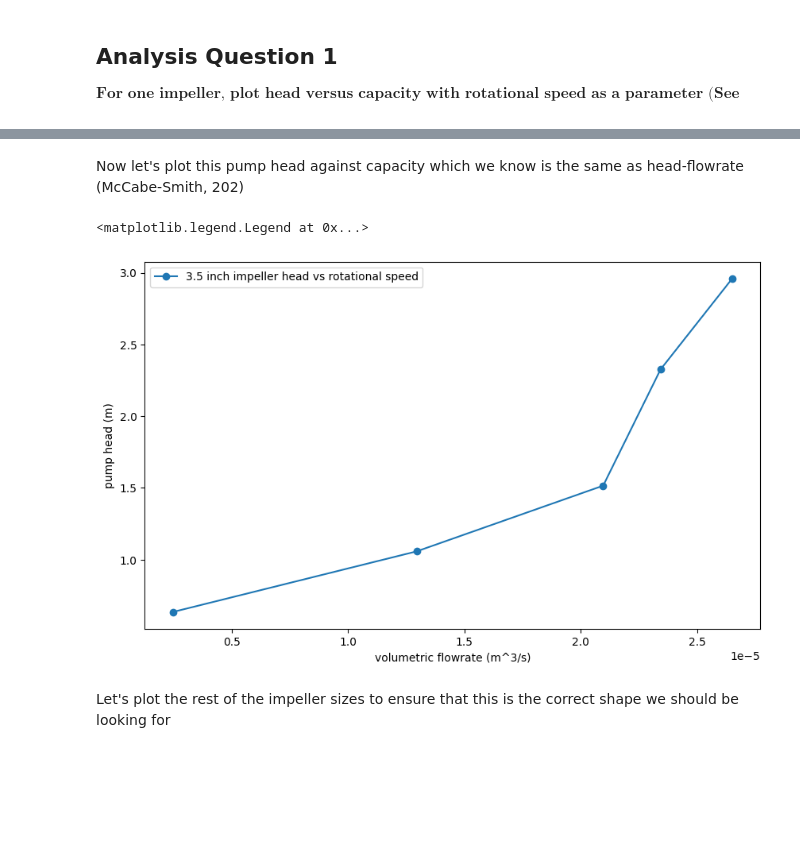
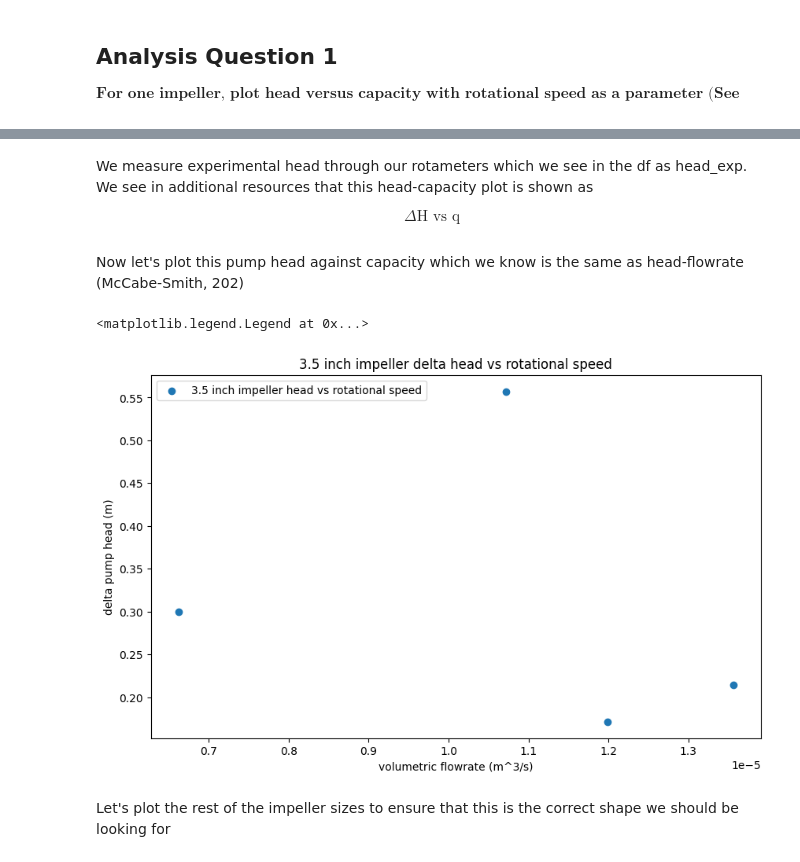
Before and after one commit to rahilisashaik/cbe154, a Jupyter notebook: centrifugal-pump/exp-data-analysis.ipynb, the cells around one changed output, grey strips where cells are left out. Drawn from its saved outputs; the diff is of its cells as text; code cells hidden in the pictures; blank space fills up the shorter version.

```diff
--- a/centrifugal-pump/exp-data-analysis.ipynb
+++ b/centrifugal-pump/exp-data-analysis.ipynb
@@ -49,6 +49,7 @@ converting inches to meters
 $$ 39.37 \ \text{in} = 1 \ \text{m}$$
 # %%
 df["impeller_diam_meters"] = df["impeller_diam"] * (1/39.37)
+df["inner_diam_meters"] = df["inner_diam"] * (1/39.37)
 # %%
 df
 # %% [output]
@@ -89,15 +76,0 @@ inner_diam = 0.01 # m
-# %%
-def get_imp_width(diam):
-    if diam == 3.500:
-        return 0.004 # m
-    elif diam == 4.500:
-        return 0.005 # m
-    elif diam == 5.125:
-        return 0.005 # m
-
-df["impeller_width_meters"] = df["impeller_diam"].apply(get_imp_width)
-# %%
-df["velocity_suction"] = df["volumetric_flowrate"] / (2 * np.pi * (df["impeller_diam_meters"]/2) * df["impeller_width_meters"])
-df["velocity_discharge"] = df["volumetric_flowrate"] / (np.pi * (df["impeller_diam_meters"]/2) ** 2)
-# %%
-df["pump_head"] = (df["pump_discharge_pressure_pa"] - df["pump_suction_pressure_pa"]) / (rho * g) + (df["velocity_discharge"] ** 2 - df["velocity_suction"] ** 2) / (2 * g)
@@ -123,16 +77,21 @@ df
+# %% [markdown]
+We measure experimental head through our rotameters which we see in the df as head_exp. We see in additional resources that this head-capacity plot is shown as
+
+$$ \Delta  \text{H vs q}  $$
 # %% [markdown]
 Now let's plot this pump head against capacity which we know is the same as head-flowrate (McCabe-Smith, 202)
 # %%
 df_small = df.query("impeller_diam == 3.500")
 
 plt.figure(figsize=(10,6))
-plt.plot(df_small["volumetric_flowrate"], df_small["pump_head"], marker="o", label="3.5 inch impeller head vs rotational speed")
+plt.scatter(df_small["volumetric_flowrate"], df_small["delta_head_exp"], marker="o", label="3.5 inch impeller head vs rotational speed")
 plt.xlabel("volumetric flowrate (m^3/s)")
-plt.ylabel("pump head (m)")
+plt.ylabel("delta pump head (m)")
+plt.title("3.5 inch impeller delta head vs rotational speed")
 plt.legend()
 # %% [output]
 <matplotlib.legend.Legend at 0x...>
-[figure, old version]
+[figure, new version]
 # %% [markdown]
 Let's plot the rest of the impeller sizes to ensure that this is the correct shape we should be looking for
 # %%
```
Also changed, not shown: parts of 23 cells of this notebook, 1 other file.
